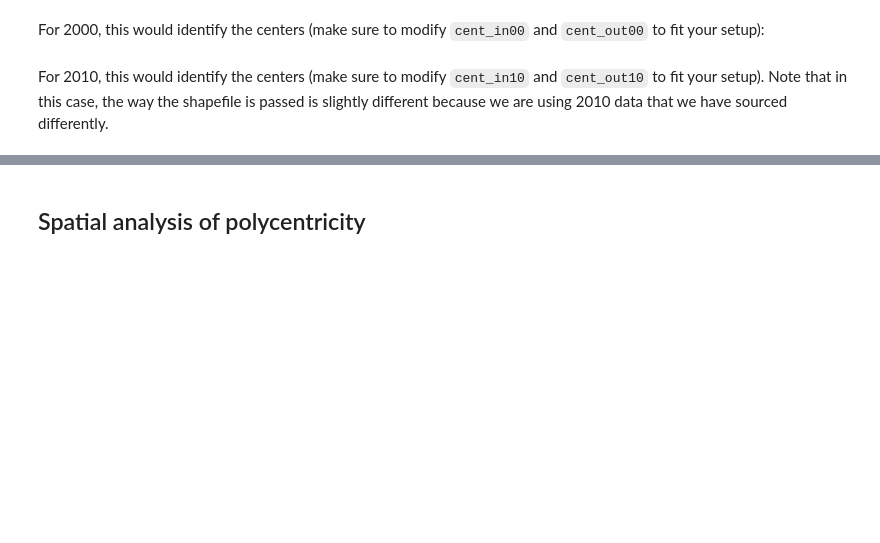
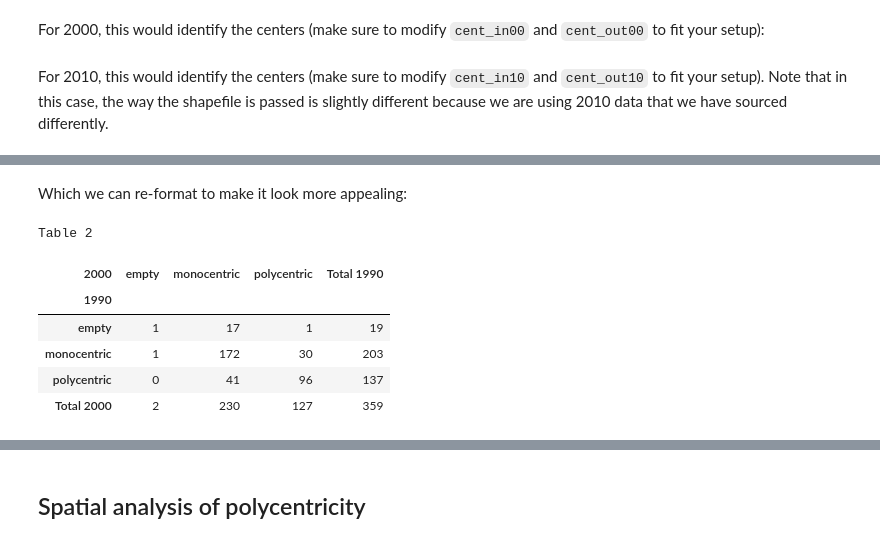
Before and after one commit to darribas/us_employment_centers, a Jupyter notebook: us_centers.ipynb, the cells around one changed output, grey strips where cells are left out. Cells and saved outputs as stored; diff of their text form; code cells hidden in the pictures; blank space fills up the shorter version.

```diff
--- a/us_centers.ipynb
+++ b/us_centers.ipynb
@@ -167,0 +165,18 @@ _ = tools.act_on_msa(pars[0], permutations=9)
+# %%
+cent_out90 = '/Users/dani/Desktop/test90/'
+cent_out00 = '/Users/dani/Desktop/test00/'
+cent_out10 = '/Users/dani/Desktop/test10/'
+
+# Collect all results
+years = [1990, 2000, 2010]
+links = [cent_out90, cent_out00, cent_out10]
+db = []
+for year, link in zip(years, links):
+    temp = pd.concat(map(lambda l: pd.read_csv(l, index_col=0), \
+            [link+l for l in os.listdir(link) if l[-4:]=='.csv']))
+    temp['year'] = year
+    db.append(temp)
+db = pd.concat(db)
+# %%
+tab = tools.evol_tab(db)
+tab
@@ -167,0 +201,16 @@ _ = tools.act_on_msa(pars[0], permutations=9)
+# %% [markdown]
+Which we can re-format to make it look more appealing:
+# %%
+print "Table 2"
+tab2 = tab.groupby(level=[0, 1]).sum().unstack().fillna(0)
+tab2['Total 1990'] = tab2.sum(axis=1)
+tab2.loc['Total 2000', :] = tab2.sum(axis=0)
+tab2
+# %% [output]
+Table 2
+| 2000 | empty | monocentric | polycentric | Total 1990 |
+| 1990 |  |  |  |  |
+| empty | 1 | 17 | 1 | 19 |
+| monocentric | 1 | 172 | 30 | 203 |
+| polycentric | 0 | 41 | 96 | 137 |
+| Total 2000 | 2 | 230 | 127 | 359 |
```
Also changed, not shown: parts of 29 cells of this notebook, 2 other files.
